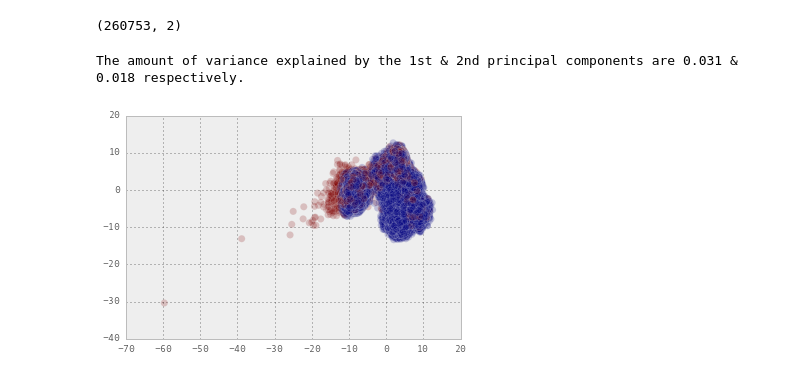
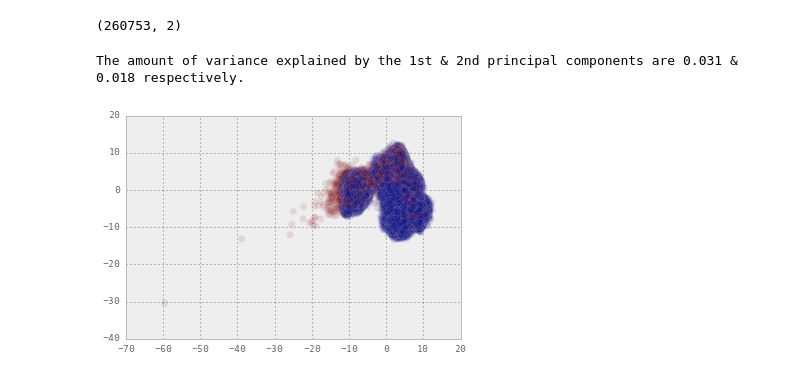
Before and after one commit to hugobowne/machine_learning_techniques, a Jupyter notebook: homesite/initial_foray_insurance.ipynb, the cells around one changed output. Cells and saved outputs as stored; diff of their text form; code cells hidden in the pictures.

```diff
--- a/homesite/initial_foray_insurance.ipynb
+++ b/homesite/initial_foray_insurance.ipynb
@@ -38,12 +39,12 @@ print(df_pca.shape)
 # %% [output]
 (260753, 2)
 # %%
-plt.scatter(df_pca[:, 0], df_pca[:, 1] , c = df_train['QuoteConversion_Flag'] , s = 50 , alpha=0.2);
+plt.scatter(df_pca[:, 0], df_pca[:, 1] , c = df_train['QuoteConversion_Flag'] , s = 50 , alpha=0.1);
 print("The amount of variance explained by the 1st & 2nd principal components are %s & %s respectively."
       % (round(pca.explained_variance_ratio_[0],3) , round(pca.explained_variance_ratio_[1],3)))
 # %% [output]
 The amount of variance explained by the 1st & 2nd principal components are 0.031 & 0.018 respectively.
-[figure, old version]
+[figure, new version]
 # %%
 dff = df_hot.ix[:,1:4] #http://stackoverflow.com/questions/11285613/selecting-columns
 dff.head()
```
Also changed, not shown: parts of 5 cells of this notebook.
